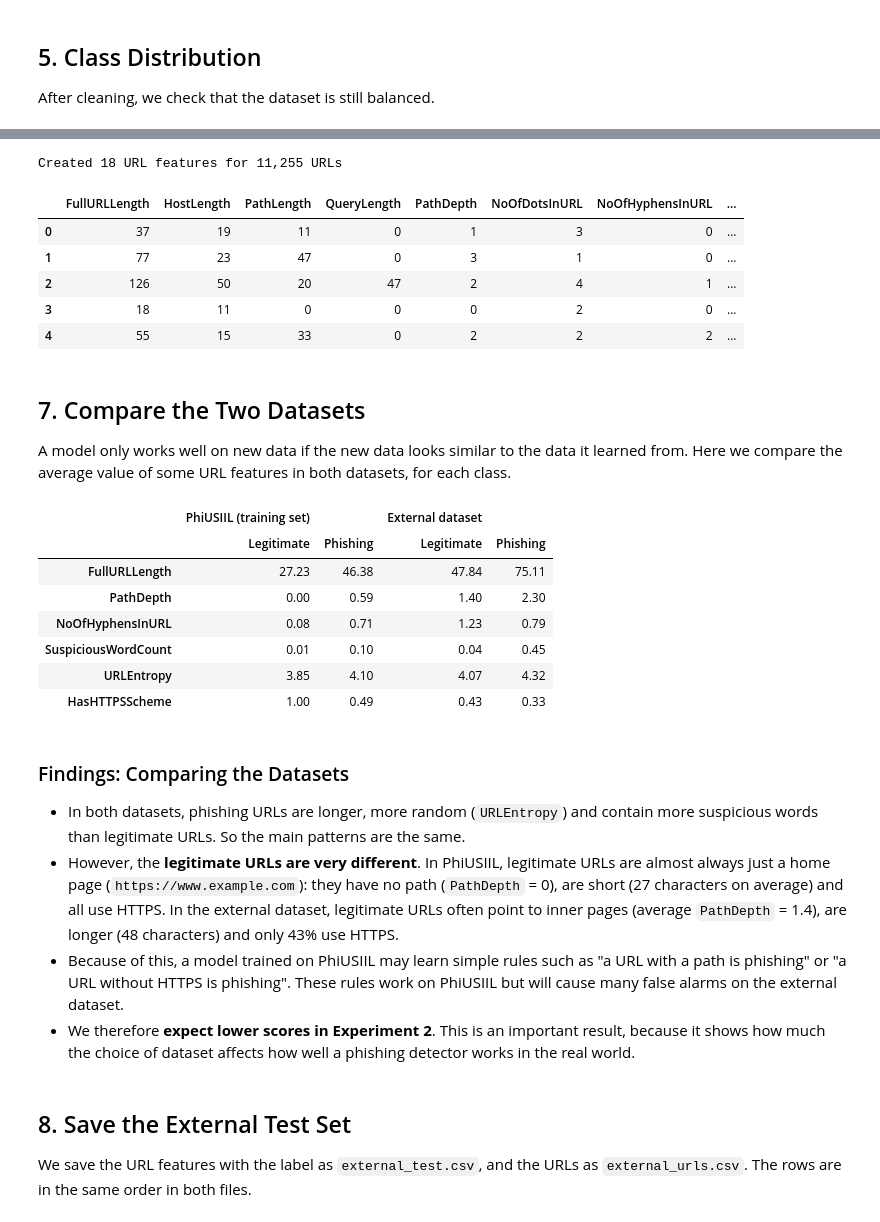
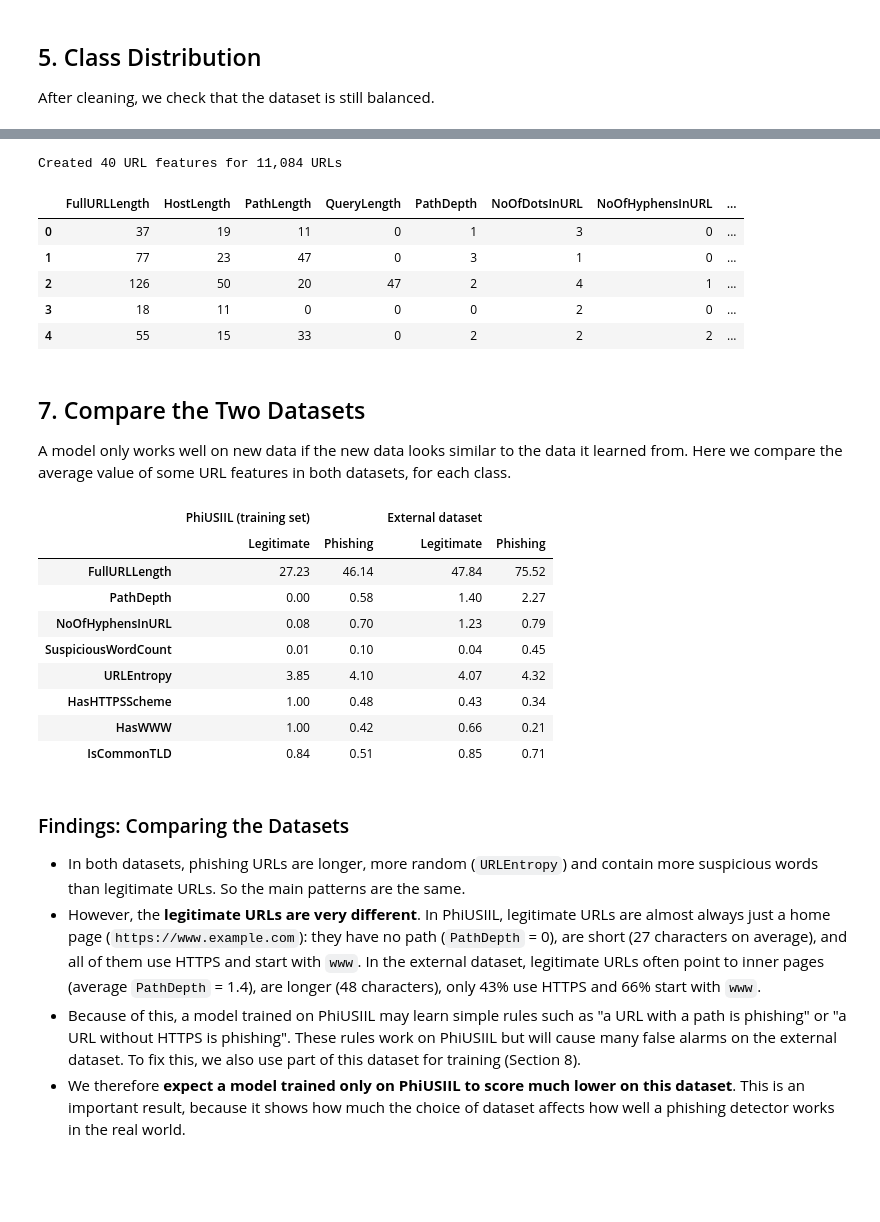
Before and after one commit to imansharinda-ux/DetectIt-ml, a Jupyter notebook: notebooks/03_external_dataset.ipynb, the cells around one changed output, grey strips where cells are left out. Cells and saved outputs as stored; diff of their text form; code cells hidden in the pictures; blank space fills up the shorter version.

Commit message:
feat: prepare experiment 2 with both datasets

```diff
--- a/notebooks/03_external_dataset.ipynb
+++ b/notebooks/03_external_dataset.ipynb
@@ -70,10 +75,12 @@ Just like in PhiUSIIL, we check whether any URL appears more than once, and whet
 # %%
-dup_mask = ext["url"].duplicated(keep=False)
-conflicts = ext[dup_mask].groupby("url")["status"].nunique().gt(1).sum()
+url_key = ext["url"].map(normalize_url)
+dup_mask = url_key.duplicated(keep=False)
+conflicts = ext[dup_mask].groupby(url_key[dup_mask])["status"].nunique().gt(1).sum()
 
-print(f"Duplicate URLs: {ext['url'].duplicated().sum()}")
+print(f"Exact duplicate URLs: {ext['url'].duplicated().sum()}")
+print(f"Duplicate URLs after making them consistent: {url_key.duplicated().sum()}")
 print(f"Duplicated URLs with different labels: {conflicts}")
 
-ext = ext.drop_duplicates(subset="url", keep="first").reset_index(drop=True)
+ext = ext[~url_key.duplicated()].reset_index(drop=True)
 print(f"Rows remaining: {len(ext):,}")
 # %% [output]
@@ -167,9 +174,9 @@ We do not create the 8 page features here, because they need page columns from P
 # %%
-external_features = build_url_features(ext["url"])
+external_features = build_all_url_features(ext["url"])
 print(f"Created {external_features.shape[1]} URL features for {len(external_features):,} URLs")
 external_features.head()
 # %% [output]
-Created 18 URL features for 11,255 URLs
+Created 40 URL features for 11,084 URLs
 |  | FullURLLength | HostLength | PathLength | QueryLength | PathDepth | NoOfDotsInURL | NoOfHyphensInURL | ... |
 | 0 | 37 | 19 | 11 | 0 | 1 | 3 | 0 | ... |
 | 1 | 77 | 23 | 47 | 0 | 3 | 1 | 0 | ... |
@@ -183,31 +190,29 @@ A model only works well on new data if the new data looks similar to the data it
 # %%
 train_urls = pd.read_csv(PROCESSED_DIR / "train_urls.csv")["URL"]
 train_labels = pd.read_csv(PROCESSED_DIR / "train.csv", usecols=[TARGET])[TARGET]
-phiusiil_features = build_url_features(train_urls)
+phiusiil_features = build_all_url_features(train_urls)
 
-compare_cols = ["FullURLLength", "PathDepth", "NoOfHyphensInURL", "SuspiciousWordCount", "URLEntropy", "HasHTTPSScheme"]
+compare_cols = ["FullURLLength", "PathDepth", "NoOfHyphensInURL", "SuspiciousWordCount", "URLEntropy", "HasHTTPSScheme", "HasWWW", "IsCommonTLD"]
 comparison = pd.concat({
     "PhiUSIIL (training set)": phiusiil_features[compare_cols].groupby(train_labels.map(LABEL_NAMES).values).mean().T,
     "External dataset": external_features[compare_cols].groupby(ext[TARGET].map(LABEL_NAMES).values).mean().T,
 }, axis=1)
 comparison.round(2)
 # %% [output]
 |  | PhiUSIIL (training set) |  | External dataset |  |
 |  | Legitimate | Phishing | Legitimate | Phishing |
-| FullURLLength | 27.23 | 46.38 | 47.84 | 75.11 |
-| PathDepth | 0.00 | 0.59 | 1.40 | 2.30 |
-| NoOfHyphensInURL | 0.08 | 0.71 | 1.23 | 0.79 |
+| FullURLLength | 27.23 | 46.14 | 47.84 | 75.52 |
+| PathDepth | 0.00 | 0.58 | 1.40 | 2.27 |
+| NoOfHyphensInURL | 0.08 | 0.70 | 1.23 | 0.79 |
 | SuspiciousWordCount | 0.01 | 0.10 | 0.04 | 0.45 |
 | URLEntropy | 3.85 | 4.10 | 4.07 | 4.32 |
-| HasHTTPSScheme | 1.00 | 0.49 | 0.43 | 0.33 |
+| HasHTTPSScheme | 1.00 | 0.48 | 0.43 | 0.34 |
+| HasWWW | 1.00 | 0.42 | 0.66 | 0.21 |
+| IsCommonTLD | 0.84 | 0.51 | 0.85 | 0.71 |
 # %% [markdown]
 ### Findings: Comparing the Datasets
 
 - In both datasets, phishing URLs are longer, more random (`URLEntropy`) and contain more suspicious words than legitimate URLs. So the main patterns are the same.
-- However, the **legitimate URLs are very different**. In PhiUSIIL, legitimate URLs are almost always just a home page (`https://www.example.com`): they have no path (`PathDepth` = 0), are short (27 characters on average) and all use HTTPS. In the external dataset, legitimate URLs often point to inner pages (average `PathDepth` = 1.4), are longer (48 characters) and only 43% use HTTPS.
-- Because of this, a model trained on PhiUSIIL may learn simple rules such as "a URL with a path is phishing" or "a URL without HTTPS is phishing". These rules work on PhiUSIIL but will cause many false alarms on the external dataset.
-- We therefore **expect lower scores in Experiment 2**. This is an important result, because it shows how much the choice of dataset affects how well a phishing detector works in the real world.
+- However, the **legitimate URLs are very different**. In PhiUSIIL, legitimate URLs are almost always just a home page (`https://www.example.com`): they have no path (`PathDepth` = 0), are short (27 characters on average), and all of them use HTTPS and start with `www`. In the external dataset, legitimate URLs often point to inner pages (average `PathDepth` = 1.4), are longer (48 characters), only 43% use HTTPS and 66% start with `www`.
+- Because of this, a model trained on PhiUSIIL may learn simple rules such as "a URL with a path is phishing" or "a URL without HTTPS is phishing". These rules work on PhiUSIIL but will cause many false alarms on the external dataset. To fix this, we also use part of this dataset for training (Section 8).
+- We therefore **expect a model trained only on PhiUSIIL to score much lower on this dataset**. This is an important result, because it shows how much the choice of dataset affects how well a phishing detector works in the real world.
-# %% [markdown]
-## 8. Save the External Test Set
-
-We save the URL features with the label as `external_test.csv`, and the URLs as `external_urls.csv`. The rows are in the same order in both files.
```
Also changed, not shown: parts of 21 cells of this notebook, 7 other files.
